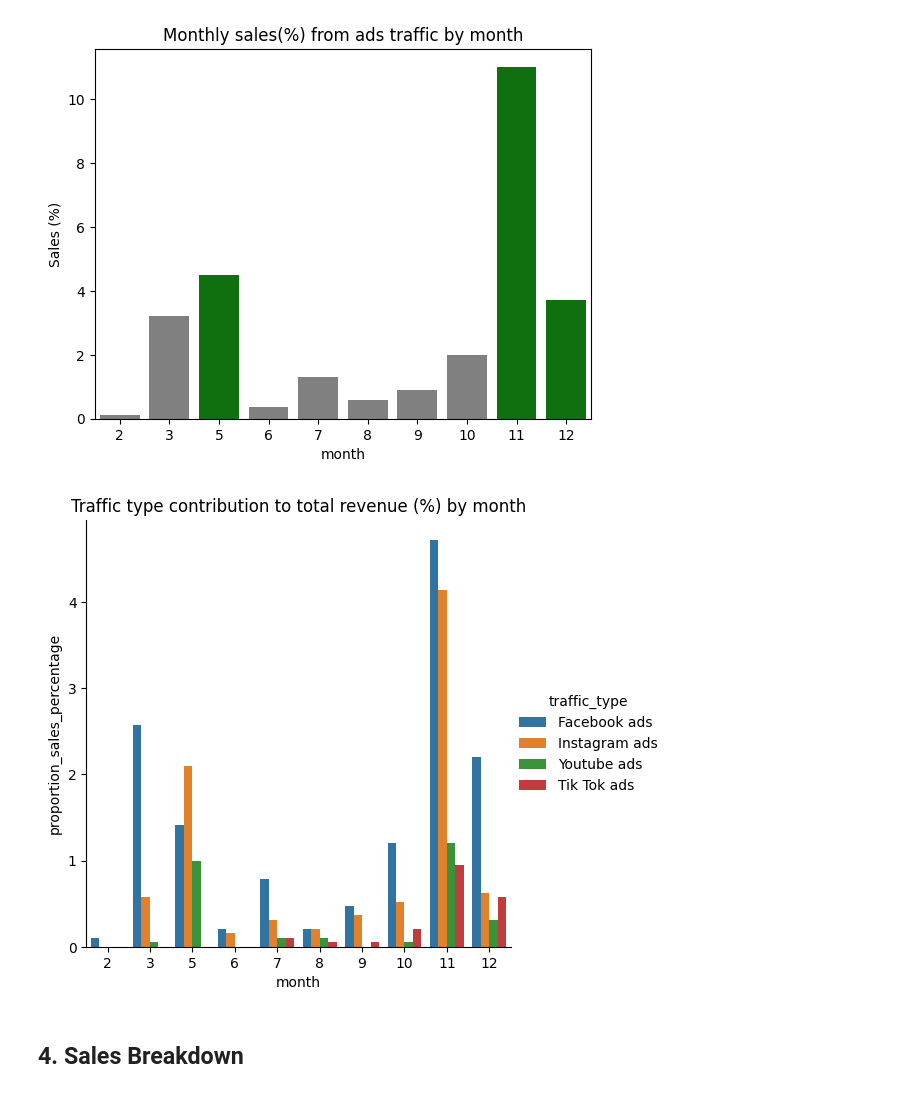
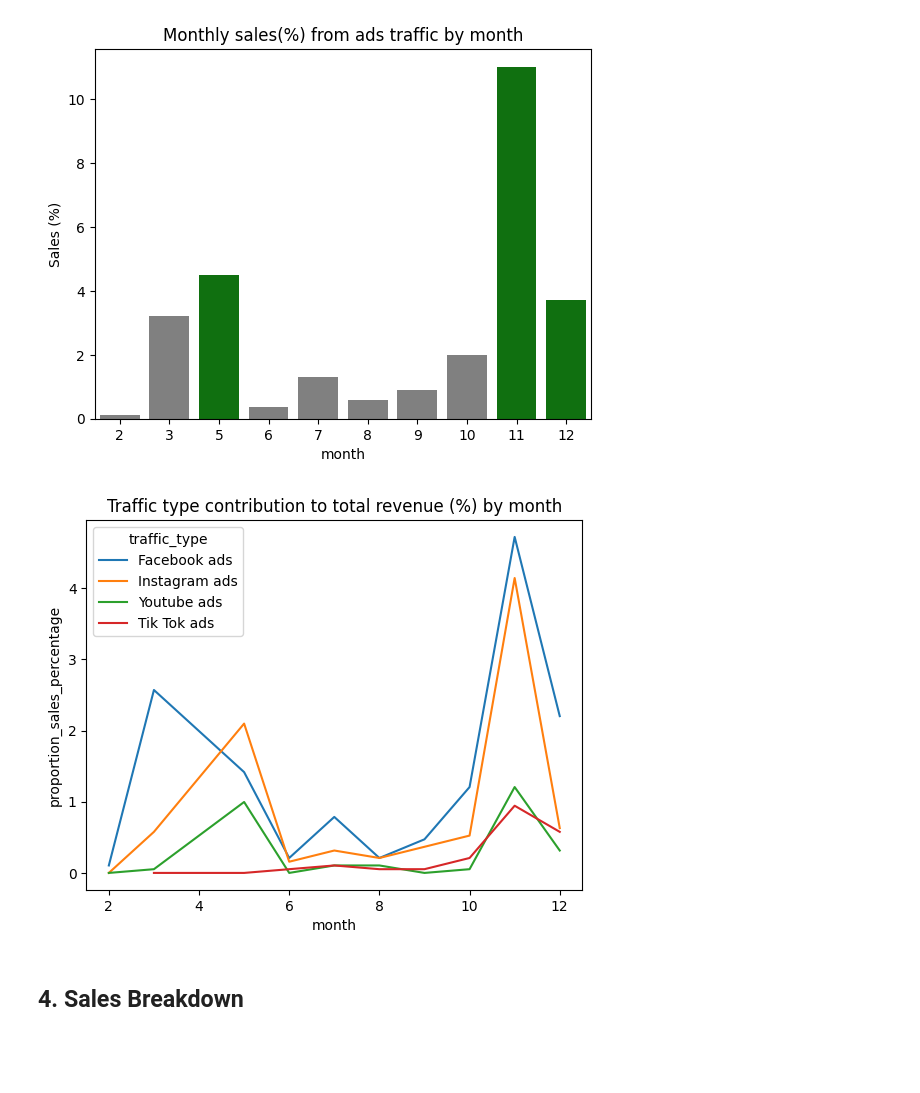
Before and after one commit to selvatica-36/Exploratory-data-analysis---Online-shopping-in-retail, a Jupyter notebook: business_analysis_report.ipynb, the cells around one changed output. Saved outputs shown, nothing was run; the diff lists cells and outputs as text; code cells hidden in the pictures; blank space fills up the shorter version.

```diff
--- a/business_analysis_report.ipynb
+++ b/business_analysis_report.ipynb
@@ -61,15 +61,14 @@ import seaborn as sns
 import matplotlib.pyplot as plt
 # %%
 # Upload cleaned data
-customer_activity_df = pd.read_csv('data/cleaned_skewed_data.csv')
+customer_activity_df = pd.read_csv('data/customer_web_data_clean.csv')
 customer_activity_df.drop('Unnamed: 0', axis=1, inplace=True)
 # %%
 # Data cleaning for analysis
 transformer = DataTransform(customer_activity_df)
 # Now that all nulls have been dealt with, convert these columns to integer
 customer_activity_df = transformer.convert_columns(['administrative','informational','product_related'],'int')
-# `convert 'month` to datetime category for our analysis.
-customer_activity_df = transformer.convert_columns(['month'],'date')
+
 customer_activity_df.info()
 # %% [output]
 <class 'pandas.core.frame.DataFrame'>
@@ -645,7 +639,7 @@ month_ads = customer_activity_df.copy()
 total_revenue = month_ads['revenue'].sum()
 month_ads = month_ads.loc[month_ads['traffic_type'].isin(ads_traffic)]
 # %%
-month_ads['month'] = month_ads['month'].dt.month
+#month_ads['month'] = month_ads['month'].dt.month
 month_ads_1 = month_ads.groupby(['month']).sum()
 month_ads_1['proportion_sales_percentage'] = (month_ads_1['revenue']/total_revenue) * 100
 # %%
@@ -660,11 +654,11 @@ plt.show()
 month_ads_2 = month_ads.groupby(['month','traffic_type']).sum()
 month_ads_2['proportion_sales_percentage'] = (month_ads_2['revenue']/total_revenue) * 100
 # %%
-sns.catplot(x='month', y='proportion_sales_percentage', hue='traffic_type', data=month_ads_2, kind='bar')
+sns.lineplot(x='month', y='proportion_sales_percentage', hue='traffic_type', data=month_ads_2)
 plt.title('Traffic type contribution to total revenue (%) by month')
 plt.show()
 # %% [output]
-[figure, old version]
+[figure, new version]
 # %% [markdown]
 ## 4. Sales Breakdown
 # %% [markdown]
```
Also changed, not shown: parts of 5 cells of this notebook, 5 other files.
